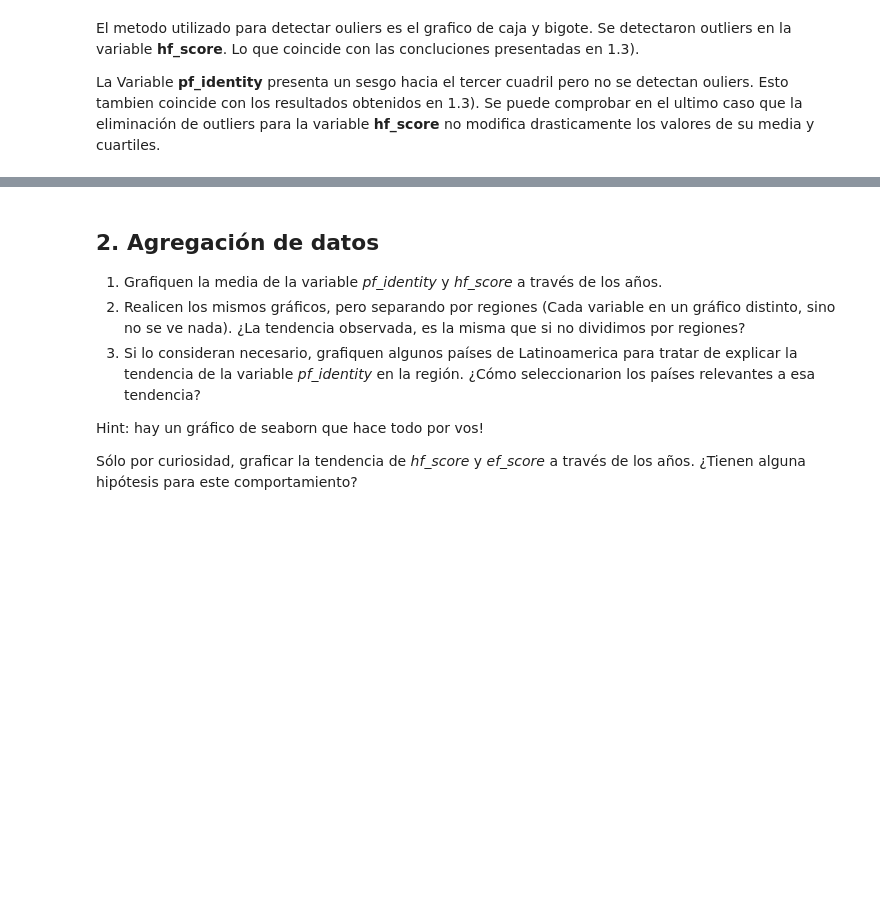
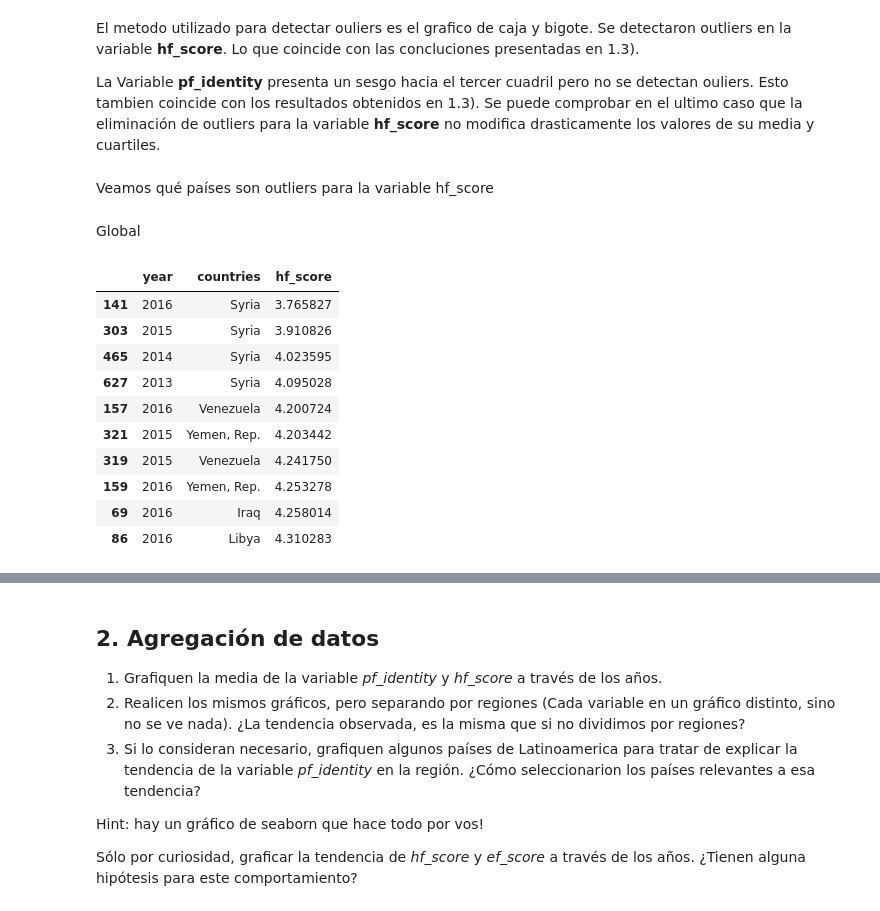
Before and after one commit to lvc0107/diplodatos, a Jupyter notebook: notebooks/practico1_nahuel.ipynb, the cells around one changed output, grey strips where cells are left out. Drawn from its saved outputs; the diff is of its cells as text; code cells hidden in the pictures; blank space fills up the shorter version.

Commit message:
Agrego analisis de outliers (1.5)

```diff
--- a/notebooks/practico1_nahuel.ipynb
+++ b/notebooks/practico1_nahuel.ipynb
@@ -279,3 +279,22 @@ El metodo utilizado para detectar ouliers es el grafico de caja y bigote. Se det
 La Variable **pf_identity** presenta un sesgo hacia el tercer cuadril pero no se detectan ouliers.
 Esto tambien coincide con los resultados obtenidos en 1.3).
 Se puede comprobar en el ultimo caso que la eliminación de outliers para la variable **hf_score** no modifica drasticamente los valores de su media y cuartiles.
+# %% [markdown]
+Veamos qué países son outliers para la variable hf_score
+# %% [markdown]
+Global
+# %%
+mask = dataset['hf_score'] < 6.5
+dataset[mask].sort_values(by='hf_score')[['year', 'countries', 'hf_score']].head(10)
+# %% [output]
+|  | year | countries | hf_score |
+| 141 | 2016 | Syria | 3.765827 |
+| 303 | 2015 | Syria | 3.910826 |
+| 465 | 2014 | Syria | 4.023595 |
+| 627 | 2013 | Syria | 4.095028 |
+| 157 | 2016 | Venezuela | 4.200724 |
+| 321 | 2015 | Yemen, Rep. | 4.203442 |
+| 319 | 2015 | Venezuela | 4.241750 |
+| 159 | 2016 | Yemen, Rep. | 4.253278 |
+| 69 | 2016 | Iraq | 4.258014 |
+| 86 | 2016 | Libya | 4.310283 |
```
Also changed, not shown: parts of 15 cells of this notebook.
